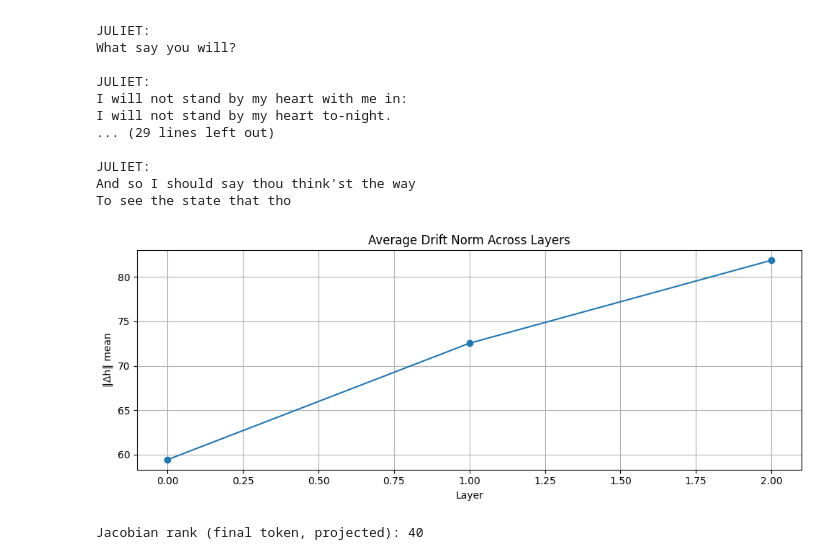
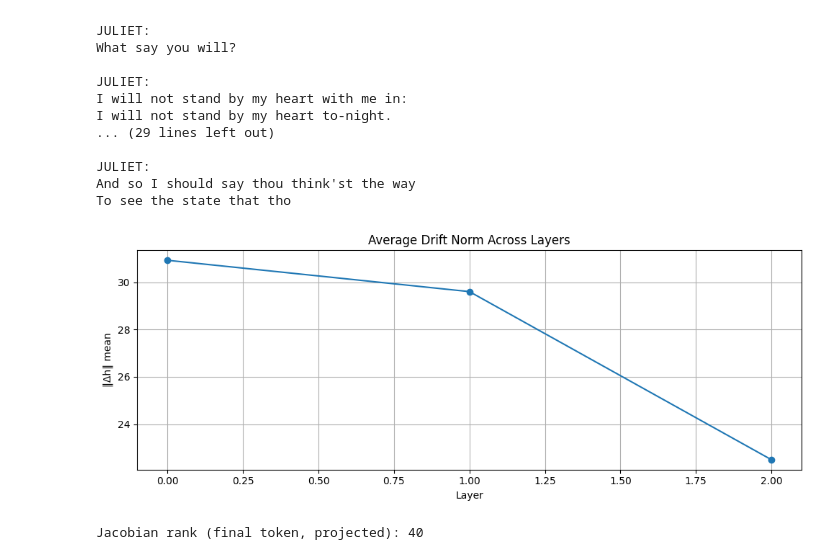
Before and after one commit to falseywinchnet/EpistemicGPT, a Jupyter notebook: 2027GPT.ipynb, the cells around one changed output. Saved outputs shown, nothing was run; the diff lists cells and outputs as text; code cells hidden in the pictures.

```diff
--- a/2027GPT.ipynb
+++ b/2027GPT.ipynb
@@ -572,8 +671,8 @@ out_dir    = "./babylm_char_tokenized"
 os.makedirs(out_dir, exist_ok=True)
 
 file_names = [
-    "shakespeare.txt","aochildes.txt", "cbt.txt", "children_stories.txt", "gutenberg.txt",
-    "qed.txt", "simple_wikipedia.txt", "switchboard.txt", "wikipedia.txt"
+    "shakespeare.txt"#,"aochildes.txt", "cbt.txt", "children_stories.txt", "gutenberg.txt",
+    #"qed.txt", "simple_wikipedia.txt", "switchboard.txt", "wikipedia.txt"
 ]
 
 # === Load and split ===
@@ -698,9 +797,9 @@ class GPUBatchDataset(Dataset):
 
 config = GPTConfig(
     vocab_size=len(stoi),
-    n_layer=8,
-    n_embd=256,
-    n_head=8,
+    n_layer=4,
+    n_embd=192,
+    n_head=6,
     block_size=block_size, # always more then trained
     device = device
 )
@@ -1396,14 +1336,17 @@ def compute_drift_trajectories(model, idx, pad_token_id=None):
     # forward the GPT model itself
 
 
+
     # token + pos emb
     x =norm( model.transformer.wte(tok))
     layers = []
 
     with torch.no_grad():
+        model.cache.reset()
 
-        for block in model.transformer.h:
-            x = block(x)         # time shrinks by n_head each block (per your setup)
+        for i, block in enumerate(model.transformer.h):
+            x = model.block_mem(block, x, i, model.cache.get())      # time shrinks by n_head each block (per your setup)
+            model.cache.push(x)
             layers.append(x.clone()) # store aligned outputs
 
     # compute drifts with alignment: previous tail matches current length
@@ -1438,9 +1381,12 @@ def compute_jacobian_rank(model, idx, projection_dim=324, pad_token_id=None):
     tok_emb =norm( model.transformer.wte(tok))
     emb = tok_emb
     def forward_emb(x):
+        model.cache.reset()
 
-        for block in model.transformer.h:
-            x= block(x)         # time shrinks by n_head each block (per your setup)
+
+        for i, block in enumerate(model.transformer.h):
+            x = model.block_mem(block, x, i, model.cache.get())      # time shrinks by n_head each block (per your setup)
+            model.cache.push(x)
         x = norm(x)
         logits =  model.lm_head(x)    # [B, T_out, V]
         return logits[:, -1, :projection_dim]  # final token after shrink, projected
@@ -1453,34 +1399,34 @@ def compute_jacobian_rank(model, idx, projection_dim=324, pad_token_id=None):
         gi = grad(output, emb, grad_outputs=go, retain_graph=True)[0]  # [B, T_all, C]
         jac_rows.append(gi[:, -1, :].detach().cpu().numpy().squeeze()) # grad w.r.t. last input step
     J = np.stack(jac_rows, axis=0)     # [P, C]
     return int(effective_rank(J))
 
 def plot_drift(drift_norms):
     """
     Plot average drift norm per layer.
     """
     plt.figure(figsize=(10, 4))
     plt.plot([np.mean(d) for d in drift_norms], marker='o')
     plt.title("Average Drift Norm Across Layers")
     plt.xlabel("Layer")
     plt.ylabel("‖Δh‖ mean")
     plt.grid(True)
     plt.tight_layout()
     plt.show()
 
 device = torch.device("cuda" if torch.cuda.is_available() else "cpu")
 
 # Example usage
 input_ids = torch.randint(0, model.config.vocab_size, (1, model.config.block_size)).to(device)
 
 jac_rank = compute_jacobian_rank(model, input_ids)
 
 drift_norms = compute_drift_trajectories(model, input_ids)
 plot_drift(drift_norms)
 
 print("Jacobian rank (final token, projected):", jac_rank)
 # %% [output]
-[figure, old version]
+[figure, new version]
 Jacobian rank (final token, projected): 40
 # %%
 import torch
```
Also changed, not shown: parts of 25 cells of this notebook.
